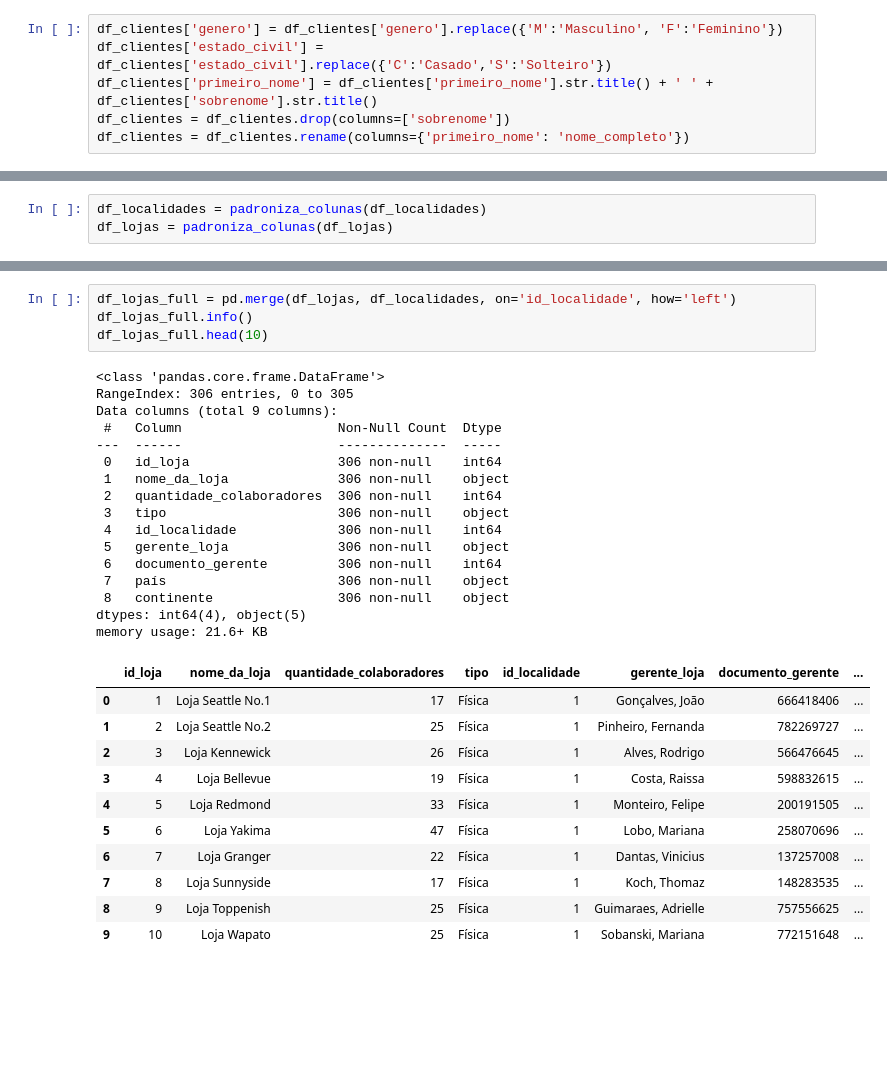
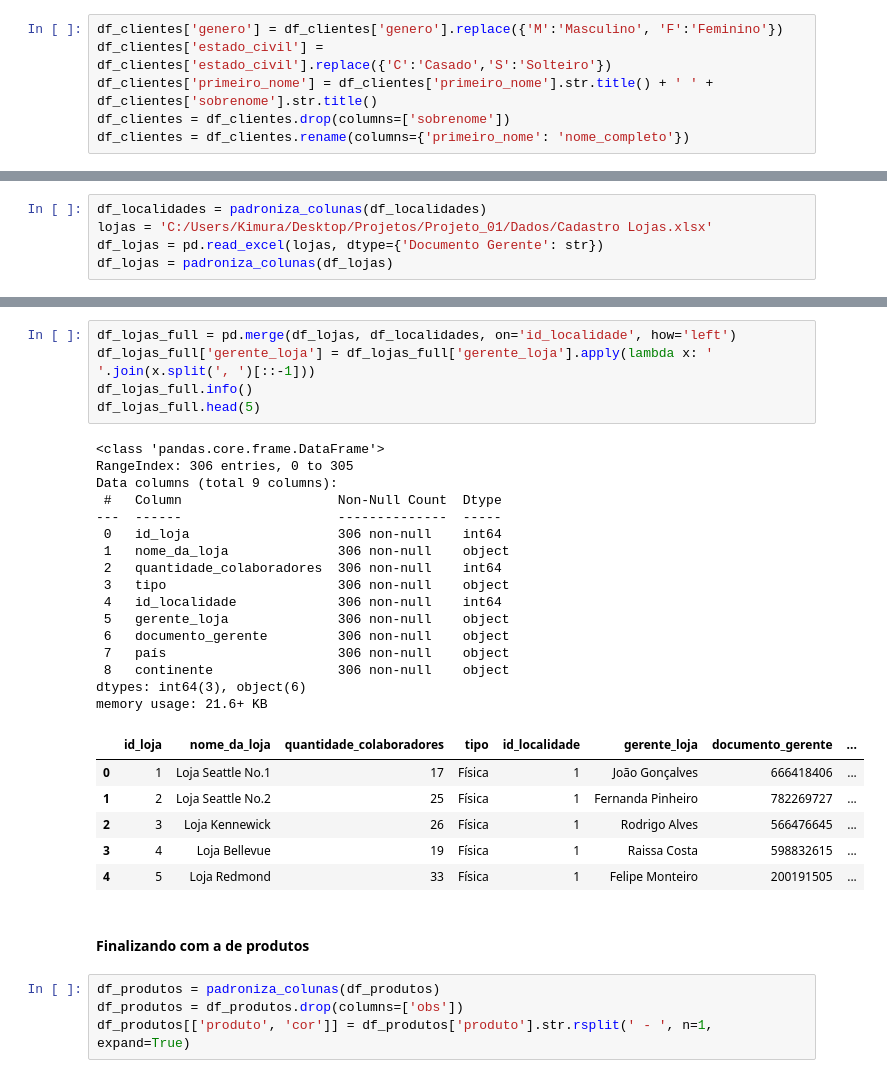
Before and after one commit to Marcelo-Kimura-Data/Projeto_01_Pipeline_CSV_SQL, a Jupyter notebook: Script_Projeto.ipynb, the cells around one changed output, grey strips where cells are left out. Cells and saved outputs as stored; diff of their text form; blank space fills up the shorter version.

Commit message:
Commit 03
Conclusão do tratamento de dados.

```diff
--- a/Script_Projeto.ipynb
+++ b/Script_Projeto.ipynb
@@ -384,3 +386,5 @@ df_clientes.head(10)
 # %%
 df_localidades = padroniza_colunas(df_localidades)
+lojas = 'C:/Users/Kimura/Desktop/Projetos/Projeto_01/Dados/Cadastro Lojas.xlsx'
+df_lojas = pd.read_excel(lojas, dtype={'Documento Gerente': str})
 df_lojas = padroniza_colunas(df_lojas)
@@ -387,32 +408,34 @@ df_lojas = padroniza_colunas(df_lojas)
 # %%
 df_lojas_full = pd.merge(df_lojas, df_localidades, on='id_localidade', how='left')
+df_lojas_full['gerente_loja'] = df_lojas_full['gerente_loja'].apply(lambda x: ' '.join(x.split(', ')[::-1]))
 df_lojas_full.info()
-df_lojas_full.head(10)
+df_lojas_full.head(5)
 # %% [output]
 <class 'pandas.core.frame.DataFrame'>
 RangeIndex: 306 entries, 0 to 305
 Data columns (total 9 columns):
  #   Column                    Non-Null Count  Dtype
 ---  ------                    --------------  -----
  0   id_loja                   306 non-null    int64
  1   nome_da_loja              306 non-null    object
  2   quantidade_colaboradores  306 non-null    int64
  3   tipo                      306 non-null    object
  4   id_localidade             306 non-null    int64
  5   gerente_loja              306 non-null    object
- 6   documento_gerente         306 non-null    int64
+ 6   documento_gerente         306 non-null    object
  7   país                      306 non-null    object
  8   continente                306 non-null    object
-dtypes: int64(4), object(5)
+dtypes: int64(3), object(6)
 memory usage: 21.6+ KB
 |  | id_loja | nome_da_loja | quantidade_colaboradores | tipo | id_localidade | gerente_loja | documento_gerente | ... |
-| 0 | 1 | Loja Seattle No.1 | 17 | Física | 1 | Gonçalves, João | 666418406 | ... |
-| 1 | 2 | Loja Seattle No.2 | 25 | Física | 1 | Pinheiro, Fernanda | 782269727 | ... |
-| 2 | 3 | Loja Kennewick | 26 | Física | 1 | Alves, Rodrigo | 566476645 | ... |
-| 3 | 4 | Loja Bellevue | 19 | Física | 1 | Costa, Raissa | 598832615 | ... |
-| 4 | 5 | Loja Redmond | 33 | Física | 1 | Monteiro, Felipe | 200191505 | ... |
-| 5 | 6 | Loja Yakima | 47 | Física | 1 | Lobo, Mariana | 258070696 | ... |
-| 6 | 7 | Loja Granger | 22 | Física | 1 | Dantas, Vinicius | 137257008 | ... |
-| 7 | 8 | Loja Sunnyside | 17 | Física | 1 | Koch, Thomaz | 148283535 | ... |
-| 8 | 9 | Loja Toppenish | 25 | Física | 1 | Guimaraes, Adrielle | 757556625 | ... |
-| 9 | 10 | Loja Wapato | 25 | Física | 1 | Sobanski, Mariana | 772151648 | ... |
+| 0 | 1 | Loja Seattle No.1 | 17 | Física | 1 | João Gonçalves | 666418406 | ... |
+| 1 | 2 | Loja Seattle No.2 | 25 | Física | 1 | Fernanda Pinheiro | 782269727 | ... |
+| 2 | 3 | Loja Kennewick | 26 | Física | 1 | Rodrigo Alves | 566476645 | ... |
+| 3 | 4 | Loja Bellevue | 19 | Física | 1 | Raissa Costa | 598832615 | ... |
+| 4 | 5 | Loja Redmond | 33 | Física | 1 | Felipe Monteiro | 200191505 | ... |
+# %% [markdown]
+#### Finalizando com a de produtos
+# %%
+df_produtos = padroniza_colunas(df_produtos)
+df_produtos = df_produtos.drop(columns=['obs'])
+df_produtos[['produto', 'cor']] = df_produtos['produto'].str.rsplit(' - ', n=1, expand=True)
```
Also changed, not shown: parts of 5 cells of this notebook.
